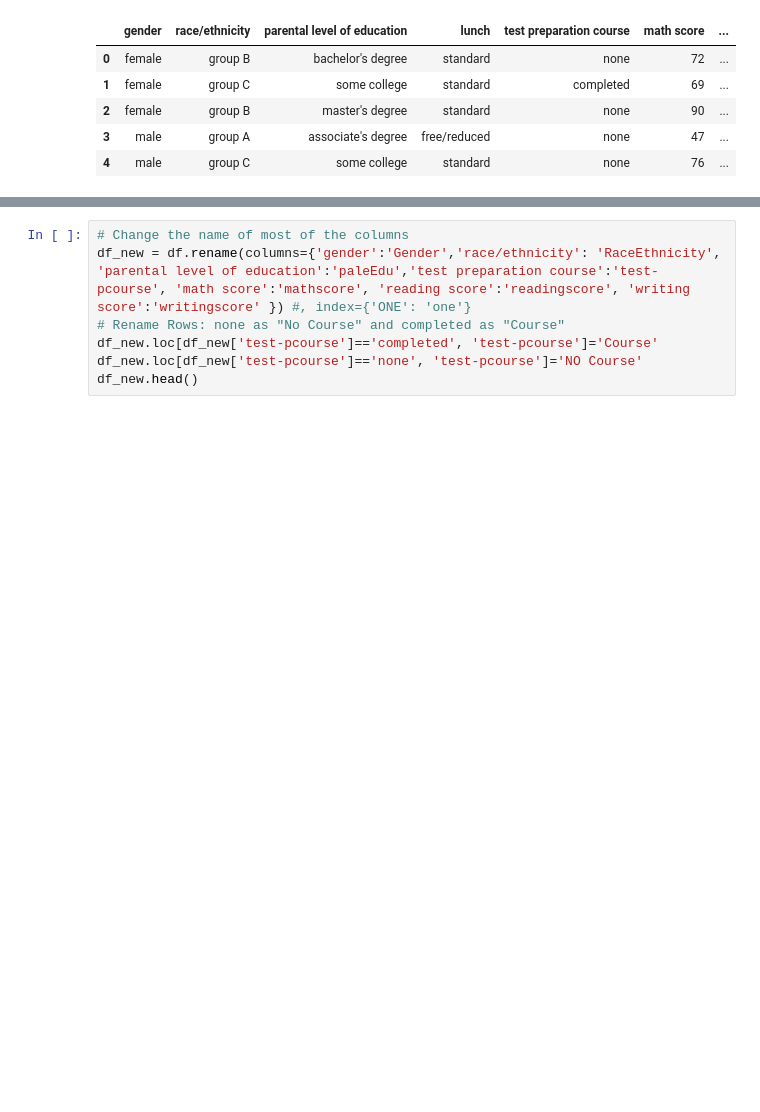
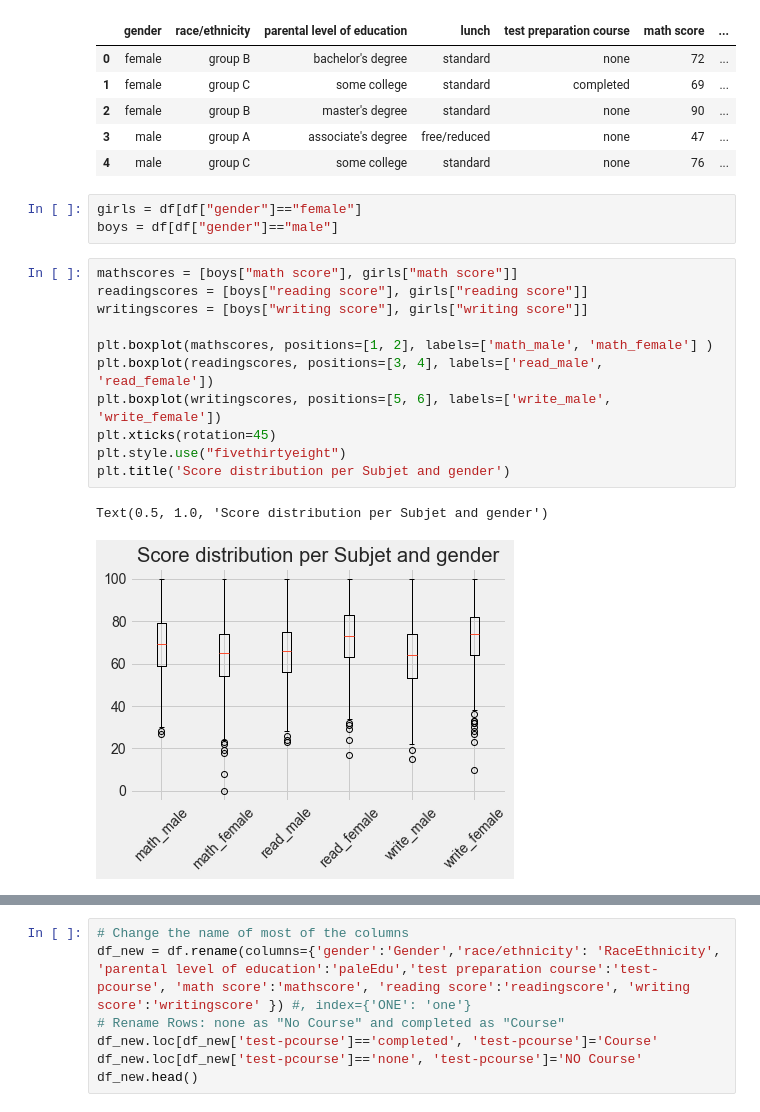
Before and after one commit to lizamaria/2nd-Data-Vizualization-Challenge, a Jupyter notebook: Exercise.ipynb, the cells around one changed output, grey strips where cells are left out. Saved outputs shown, nothing was run; the diff lists cells and outputs as text; blank space fills up the shorter version.

```diff
--- a/Exercise.ipynb
+++ b/Exercise.ipynb
@@ -16,3 +16,20 @@ df.head (5)
 | 2 | female | group B | master's degree | standard | none | 90 | ... |
 | 3 | male | group A | associate's degree | free/reduced | none | 47 | ... |
 | 4 | male | group C | some college | standard | none | 76 | ... |
+# %%
+girls = df[df["gender"]=="female"]
+boys = df[df["gender"]=="male"]
+# %%
+mathscores = [boys["math score"], girls["math score"]]
+readingscores = [boys["reading score"], girls["reading score"]]
+writingscores = [boys["writing score"], girls["writing score"]]
+
+plt.boxplot(mathscores, positions=[1, 2], labels=['math_male', 'math_female'] )
+plt.boxplot(readingscores, positions=[3, 4], labels=['read_male', 'read_female'])
+plt.boxplot(writingscores, positions=[5, 6], labels=['write_male', 'write_female'])
+plt.xticks(rotation=45)
+plt.style.use("fivethirtyeight")
+plt.title('Score distribution per Subjet and gender')
+# %% [output]
+Text(0.5, 1.0, 'Score distribution per Subjet and gender')
+[figure, added]
```
Also changed, not shown: parts of 1 cell of this notebook, 1 other file.
